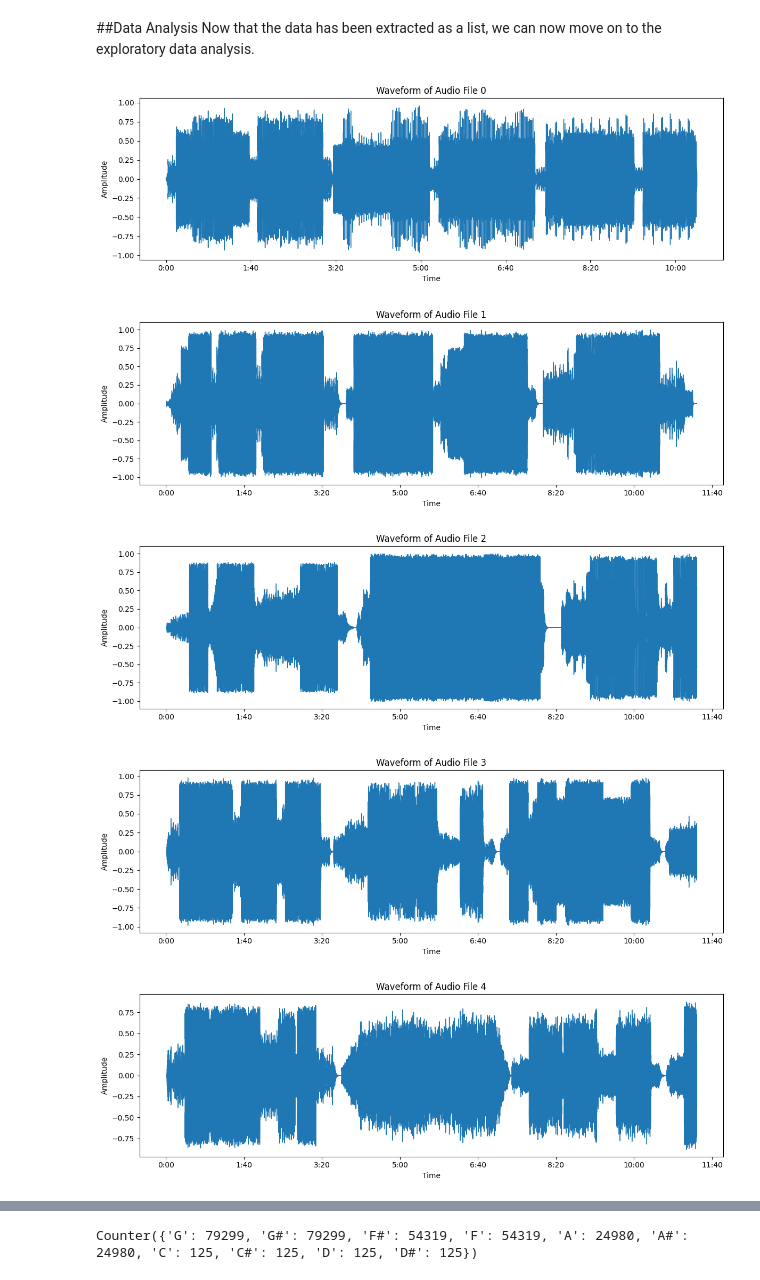
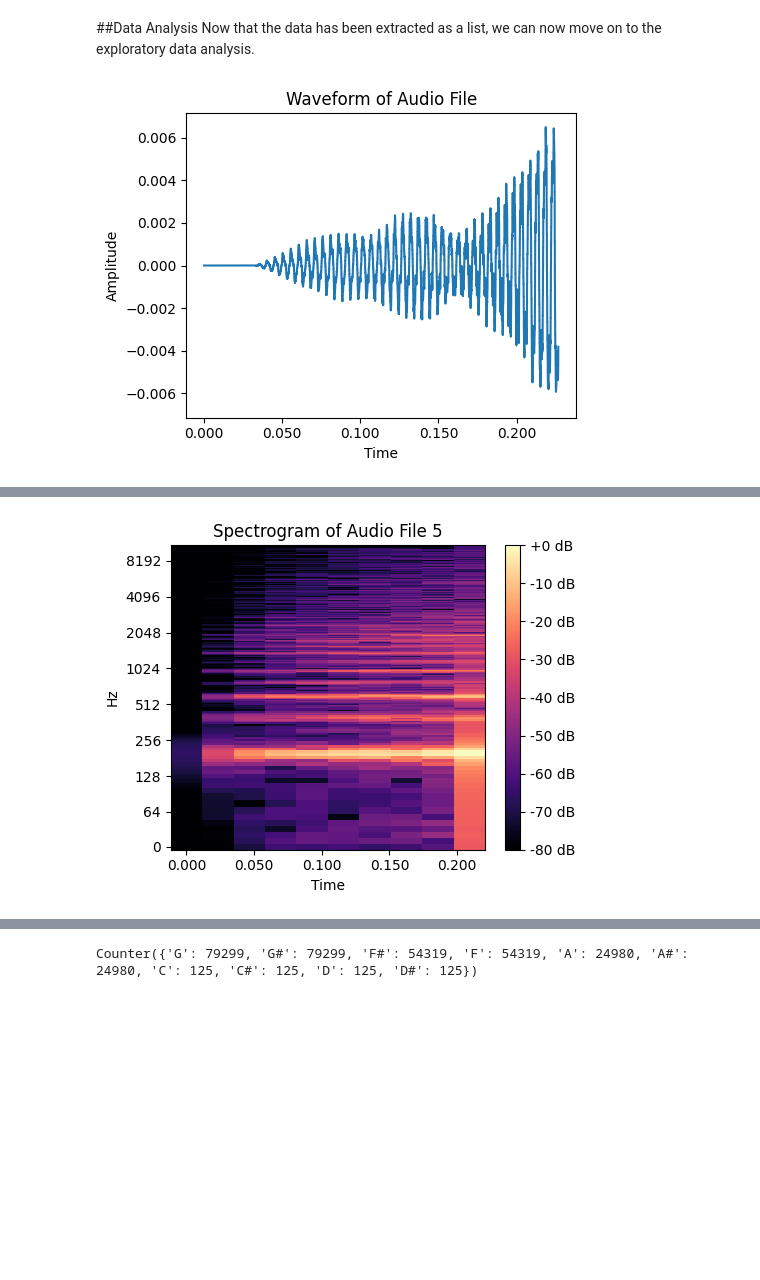
Before and after one commit to sriraj0926/Music-generation, a Jupyter notebook: Deep_Learning_Project.ipynb, the cells around one changed output, grey strips where cells are left out. Saved outputs shown, nothing was run; the diff lists cells and outputs as text; code cells hidden in the pictures; blank space fills up the shorter version.

```diff
--- a/Deep_Learning_Project.ipynb
+++ b/Deep_Learning_Project.ipynb
@@ -44,12 +44,13 @@ music_paths = [ os.path.join(filepath, wavfile) for wavfile in os.listdir(filepa
 music_data = []
 sample_rate = 0
 sr = 22050
-for i in range(3):
+for i in range(len(music_paths)):
   y, _ = librosa.load(music_paths[i], sr=sr, duration = 600)
   music_data.extend(y)
   sample_rate += 1
 
 #[:30000000]
+#duration = 600
 # %%
 np.shape(music_data)
 # %% [output]
@@ -58,18 +59,14 @@ np.shape(music_data)
 ##Data Analysis
 Now that the data has been extracted as a list, we can now move on to the exploratory data analysis.
 # %%
-for i in range(len(sample_rate)):
+#for i in range(len(sample_rate)):
     # Plot the waveform
-    plt.figure(figsize=(12, 4))
-    librosa.display.waveshow(music_data[i], sr=sample_rate[i])
-    plt.title(f"Waveform of Audio File {i}")
-    plt.xlabel("Time")
-    plt.ylabel("Amplitude")
-    plt.tight_layout()
-    plt.show()
+plt.figure(figsize=(5, 4))
+librosa.display.waveshow(np.array(music_data[:5000]), sr=sr)
+plt.title(f"Waveform of Audio File")
+plt.xlabel("Time")
+plt.ylabel("Amplitude")
+plt.tight_layout()
+plt.show()
 # %% [output]
-[figure, old version]
+[figure, new version]
-[figure, removed]
-[figure, removed]
-[figure, removed]
-[figure, removed]
@@ -77,10 +73,12 @@ for i in range(len(sample_rate)):
 # %%
-for i in range(len(sample_rate)):
-  plt.figure(figsize=(12, 4))
-  librosa.display.specshow(librosa.amplitude_to_db(np.abs(librosa.stft(music_data[i])), ref=np.max), y_axis='log', x_axis='time')
-  plt.colorbar(format='%+2.0f dB')
-  plt.title(f"Spectrogram of Audio File {i}")
-  plt.tight_layout()
-  plt.show()
+#for i in range(len(sample_rate)):
+plt.figure(figsize=(5, 4))
+librosa.display.specshow(librosa.amplitude_to_db(np.abs(librosa.stft(np.array(music_data[:5000]))), ref=np.max), y_axis='log', x_axis='time')
+plt.colorbar(format='%+2.0f dB')
+plt.title(f"Spectrogram of Audio File {i}")
+plt.tight_layout()
+plt.show()
+# %% [output]
+[figure, added]
 # %%
 #for i in range(len(sample_rate)):
```
Also changed, not shown: parts of 19 cells of this notebook.
